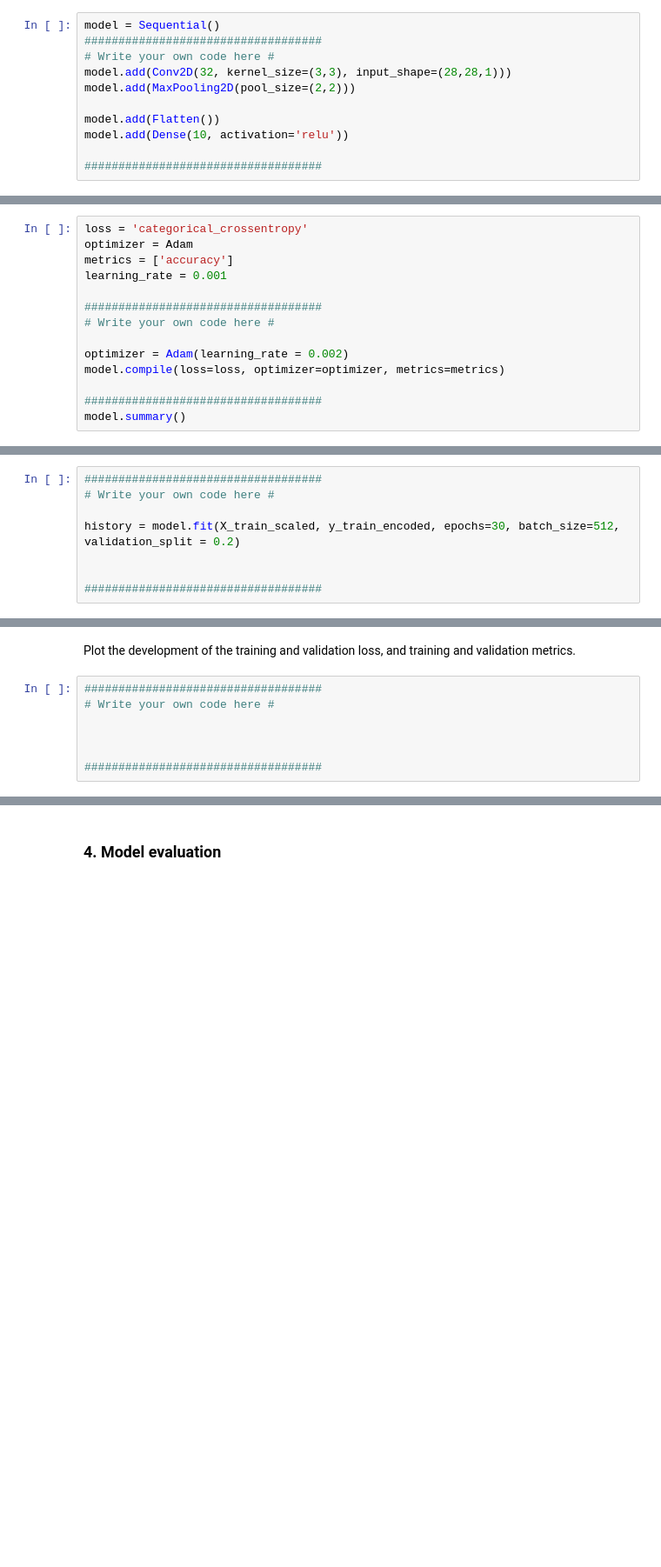
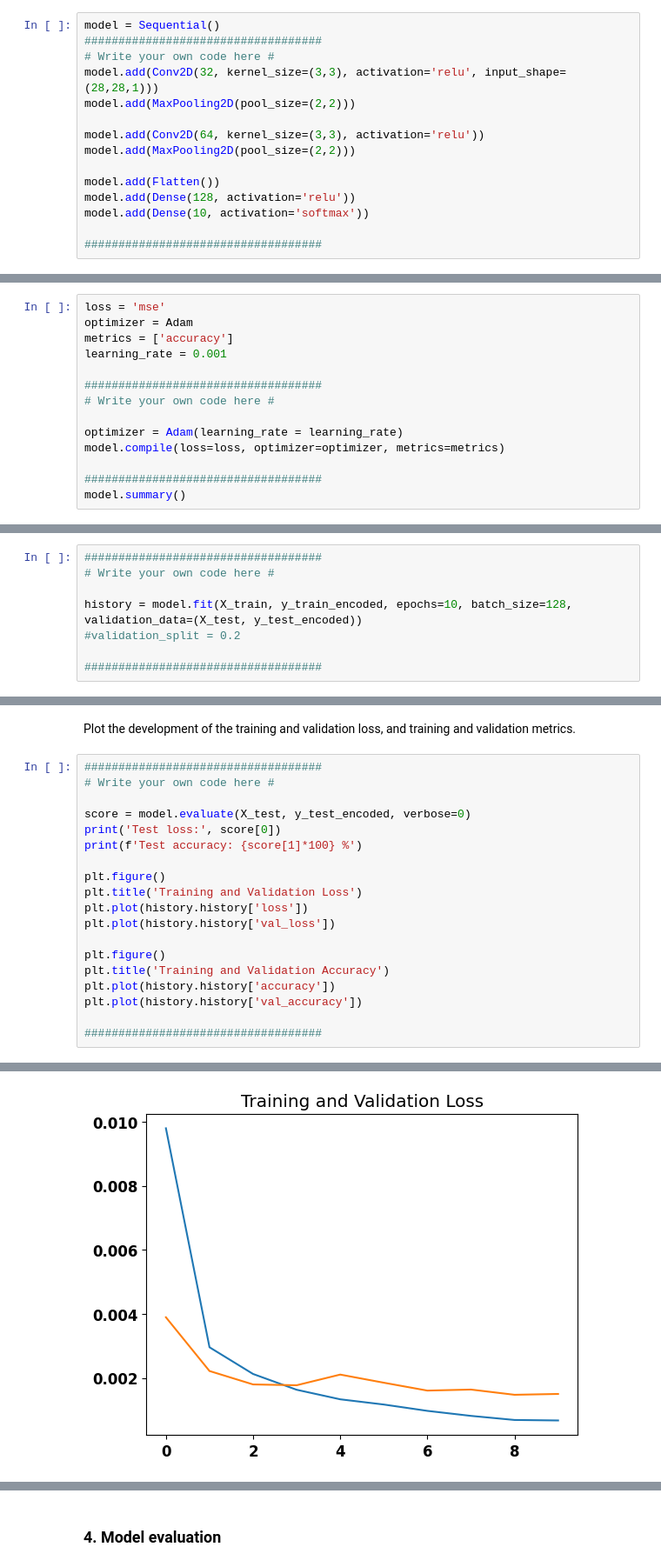
Before and after one commit to GraniteGobbler/MPA-MLF-Kois, a Jupyter notebook: Lab_07/Ex_07.ipynb, the cells around one changed output, grey strips where cells are left out. Shown at 87% size. Drawn from its saved outputs; the diff is of its cells as text; blank space fills up the shorter version.

```diff
--- a/Lab_07/Ex_07.ipynb
+++ b/Lab_07/Ex_07.ipynb
@@ -118,11 +113,15 @@ Input_layer -> Convolutional_layer(kernel_size=(3,3), no_channels=32) -> Maxpool
 model = Sequential()
 ###################################
 # Write your own code here #
-model.add(Conv2D(32, kernel_size=(3,3), input_shape=(28,28,1)))
+model.add(Conv2D(32, kernel_size=(3,3), activation='relu', input_shape=(28,28,1)))
+model.add(MaxPooling2D(pool_size=(2,2)))
+
+model.add(Conv2D(64, kernel_size=(3,3), activation='relu'))
 model.add(MaxPooling2D(pool_size=(2,2)))
 
 model.add(Flatten())
-model.add(Dense(10, activation='relu'))
+model.add(Dense(128, activation='relu'))
+model.add(Dense(10, activation='softmax'))
 
 ###################################
 # %% [markdown]
@@ -130,7 +129,7 @@ model.add(Dense(10, activation='relu'))
 # %% [markdown]
 Build the model, use the relevant metrics, optimizer and loss function. While choosing the metrics and loss function, consider fact that we are are trying to solve the multiclass classification problem
 # %%
-loss = 'categorical_crossentropy'
+loss = 'mse'
 optimizer = Adam
 metrics = ['accuracy']
 learning_rate = 0.001
@@ -138,7 +137,7 @@ learning_rate = 0.001
 ###################################
 # Write your own code here #
 
-optimizer = Adam(learning_rate = 0.002)
+optimizer = Adam(learning_rate = learning_rate)
 model.compile(loss=loss, optimizer=optimizer, metrics=metrics)
 
 ###################################
@@ -169,7 +174,7 @@ train your model, define the relevant hyperparameters (no. epochs, batch_size),
 ###################################
 # Write your own code here #
 
-history = model.fit(X_train_scaled, y_train_encoded, epochs=30, batch_size=512, validation_split = 0.2)
-
+history = model.fit(X_train, y_train_encoded, epochs=10, batch_size=128, validation_data=(X_test, y_test_encoded))
+#validation_split = 0.2
 
 ###################################
@@ -181,6 +207,19 @@ Plot the development of the training and validation loss, and training and valid
 ###################################
 # Write your own code here #
 
+score = model.evaluate(X_test, y_test_encoded, verbose=0)
+print('Test loss:', score[0])
+print(f'Test accuracy: {score[1]*100} %')
 
+plt.figure()
+plt.title('Training and Validation Loss')
+plt.plot(history.history['loss'])
+plt.plot(history.history['val_loss'])
+
+plt.figure()
+plt.title('Training and Validation Accuracy')
+plt.plot(history.history['accuracy'])
+plt.plot(history.history['val_accuracy'])
 
 ###################################
+# %% [output]
@@ -186,0 +229 @@ Plot the development of the training and validation loss, and training and valid
+[figure, added]
```
Also changed, not shown: parts of 8 cells of this notebook.
